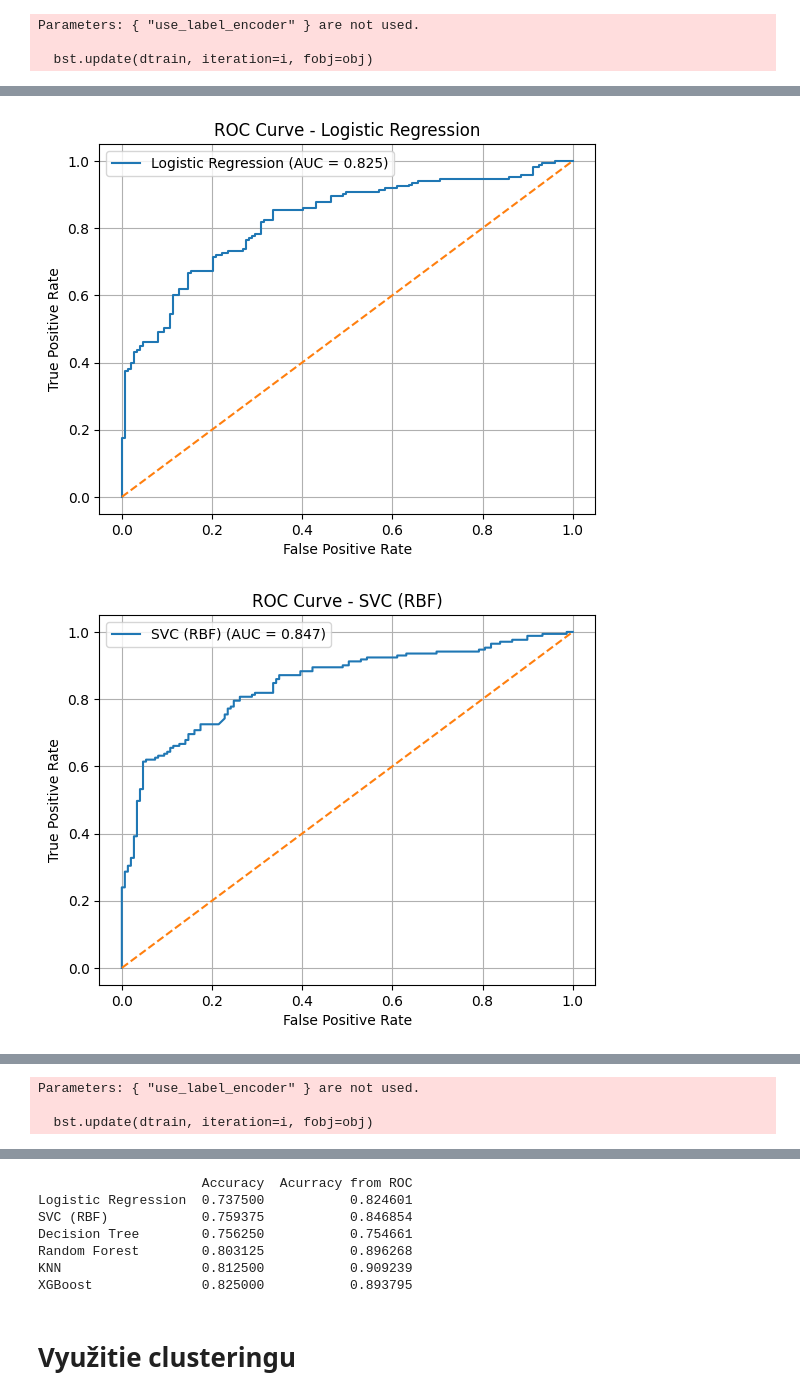
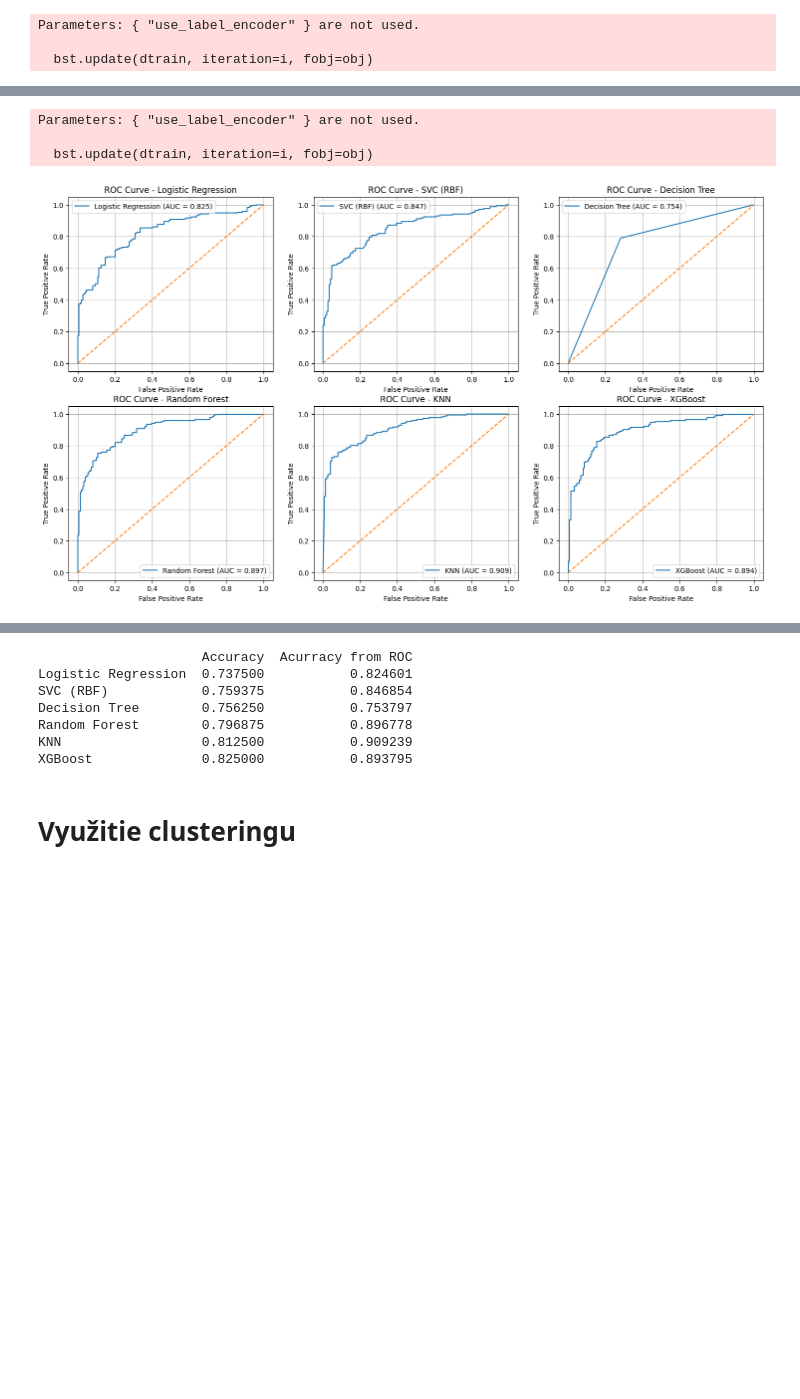
Before and after one commit to kubukaban/machine-learning-projekt, a Jupyter notebook: projektv2.ipynb, the cells around one changed output, grey strips where cells are left out. Drawn from its saved outputs; the diff is of its cells as text; code cells hidden in the pictures; blank space fills up the shorter version.

```diff
--- a/projektv2.ipynb
+++ b/projektv2.ipynb
@@ -377,6 +378,8 @@ X_train, X_test, y_train, y_test = train_test_split(
 scaler = StandardScaler()
 X_train = scaler.fit_transform(X_train)
 X_test = scaler.transform(X_test)
+fig, axes = plt.subplots(2,3 , figsize=(18,10))
+ax_flat = axes.flatten()
 
 models = {
     "Logistic Regression": LogisticRegression(max_iter=500),
@@ -386,6 +389,7 @@ models = {
     "KNN": KNeighborsClassifier(),
     "XGBoost": xgb.XGBClassifier(use_label_encoder=False, eval_metric='logloss')
 }
+i = 0
 for name, model in models.items():
     model.fit(X_train, y_train)
 
@@ -395,15 +399,16 @@ for name, model in models.items():
     # Compute ROC
     fpr, tpr, thresholds = roc_curve(y_test, y_prob)
     auc = roc_auc_score(y_test, y_prob)
-
+    ax =ax_flat[i]
     # Plot
     plt.figure()
-    plt.plot(fpr, tpr, label=f"{name} (AUC = {auc:.3f})")
-    plt.plot([0,1], [0,1], linestyle="--")  # random guess line
-    plt.xlabel("False Positive Rate")
-    plt.ylabel("True Positive Rate")
-    plt.title(f"ROC Curve - {name}")
-    plt.legend()
-    plt.grid(True)
-    plt.show()
+    ax.plot(fpr, tpr, label=f"{name} (AUC = {auc:.3f})")
+    ax.plot([0,1], [0,1], linestyle="--")  # random guess line
+    ax.set_xlabel("False Positive Rate")
+    ax.set_ylabel("True Positive Rate")
+    ax.set_title(f"ROC Curve - {name}")
+    ax.legend()
+    ax.grid(True)
+    i += 1
+plt.show()
 # %% [output]
@@ -558,41 +564,48 @@ best_params
 X_train, X_test, y_train, y_test = train_test_split(
     X, y, test_size=0.2, random_state=42, stratify=y
 )
 
 scaler = StandardScaler()
 X_train = scaler.fit_transform(X_train)
 X_test = scaler.transform(X_test)
 accuracy_scores = {}
 
+fig, axes = plt.subplots(2,3 , figsize=(18,10))
+ax_flat = axes.flatten()
+
 models = {
     "Logistic Regression": LogisticRegression(**best_params["Logistic Regression"]),
     "SVC (RBF)": SVC(probability = True, **best_params["SVC"]),
     "Decision Tree": DecisionTreeClassifier(**best_params["Decision Tree"]),
     "Random Forest": RandomForestClassifier(**best_params["Random Forest"]),
     "KNN": KNeighborsClassifier(**best_params["KNN"]),
     "XGBoost": xgb.XGBClassifier(use_label_encoder=False, eval_metric='logloss',**best_params["XGBoost"])
 }
+i = 0
 for name, model in models.items():
     model.fit(X_train, y_train)
 
     # Get probability predictions
     y_prob = model.predict_proba(X_test)[:, 1]
     # Compute ROC
     fpr, tpr, thresholds = roc_curve(y_test, y_prob)
     auc = roc_auc_score(y_test, y_prob)
     accuracy_scores[name] = (model.score(X_test, y_test),auc)
     # Plot
-    plt.figure()
-    plt.plot(fpr, tpr, label=f"{name} (AUC = {auc:.3f})")
-    plt.plot([0,1], [0,1], linestyle="--")  # random guess line
-    plt.xlabel("False Positive Rate")
-    plt.ylabel("True Positive Rate")
-    plt.title(f"ROC Curve - {name}")
-    plt.legend()
-    plt.grid(True)
-    plt.show()
+    ax =ax_flat[i]
+    ax.plot(fpr, tpr, label=f"{name} (AUC = {auc:.3f})")
+    ax.plot([0,1], [0,1], linestyle="--")  # random guess line
+    ax.set_xlabel("False Positive Rate")
+    ax.set_ylabel("True Positive Rate")
+    ax.set_title(f"ROC Curve - {name}")
+    ax.legend()
+    ax.grid(True)
+    i += 1
+plt.show()
 accuracy_scores = pd.DataFrame.from_dict(accuracy_scores, orient='index', columns=['Accuracy', 'Acurracy from ROC'])
 print(accuracy_scores)
 # %% [output]
+Parameters: { "use_label_encoder" } are not used.
+
+  bst.update(dtrain, iteration=i, fobj=obj)
-[figure, old version]
+[figure, new version]
-[figure, removed]
@@ -602,3 +611,0 @@ print(accuracy_scores)
-Parameters: { "use_label_encoder" } are not used.
-
-  bst.update(dtrain, iteration=i, fobj=obj)
@@ -606,8 +612,8 @@ Parameters: { "use_label_encoder" } are not used.
                      Accuracy  Acurracy from ROC
 Logistic Regression  0.737500           0.824601
 SVC (RBF)            0.759375           0.846854
-Decision Tree        0.756250           0.754661
-Random Forest        0.803125           0.896268
+Decision Tree        0.756250           0.753797
+Random Forest        0.796875           0.896778
 KNN                  0.812500           0.909239
 XGBoost              0.825000           0.893795
 # %% [markdown]
```
Also changed, not shown: parts of 30 cells of this notebook.
